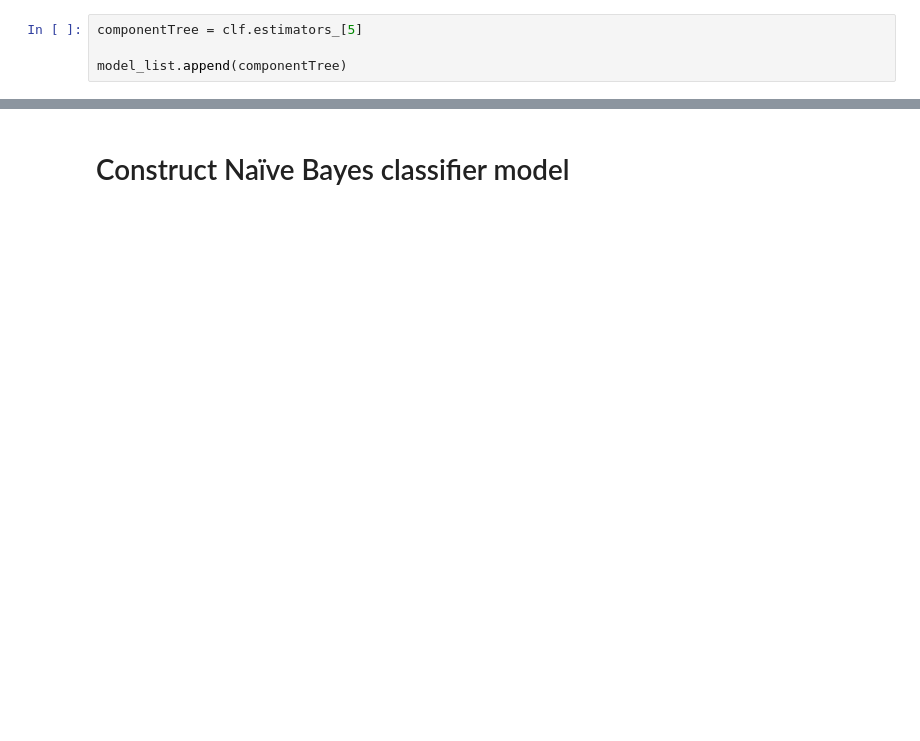
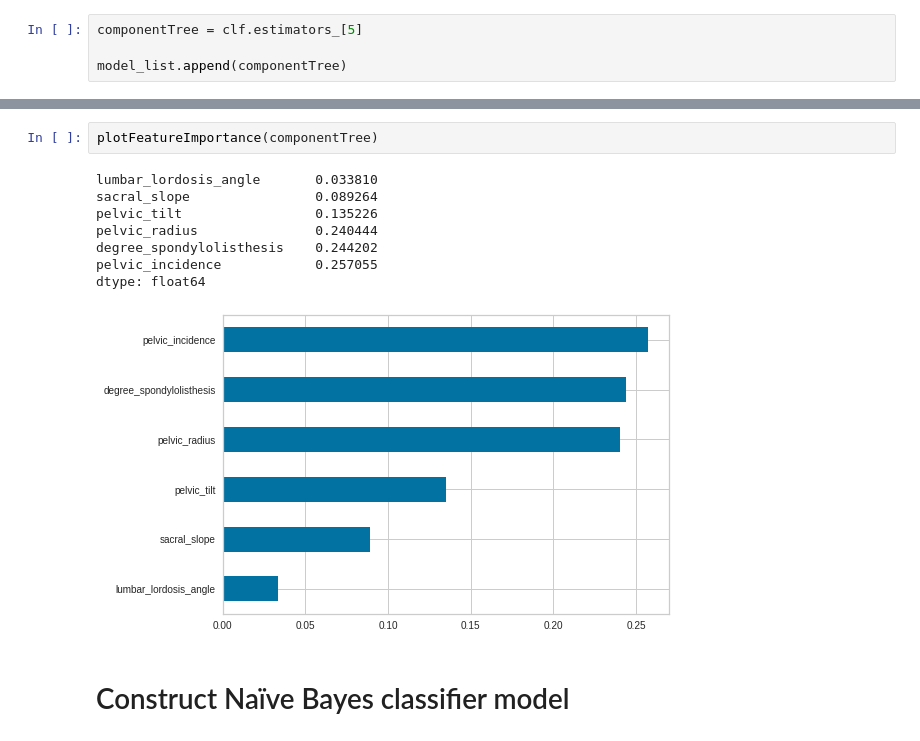
Before and after one commit to cityu-assignment/CS3481-assignment2, a Jupyter notebook: cs3481_asm.ipynb, the cells around one changed output, grey strips where cells are left out. Drawn from its saved outputs; the diff is of its cells as text; blank space fills up the shorter version.

```diff
--- a/cs3481_asm.ipynb
+++ b/cs3481_asm.ipynb
@@ -272,3 +370,14 @@ model_list.append(componentTree)
+# %%
+plotFeatureImportance(componentTree)
+# %% [output]
+lumbar_lordosis_angle       0.033810
+sacral_slope                0.089264
+pelvic_tilt                 0.135226
+pelvic_radius               0.240444
+degree_spondylolisthesis    0.244202
+pelvic_incidence            0.257055
+dtype: float64
+[figure, added]
 # %% [markdown]
 # Construct Naïve Bayes classifier model
 # %%
```
Also changed, not shown: parts of 22 cells of this notebook.
